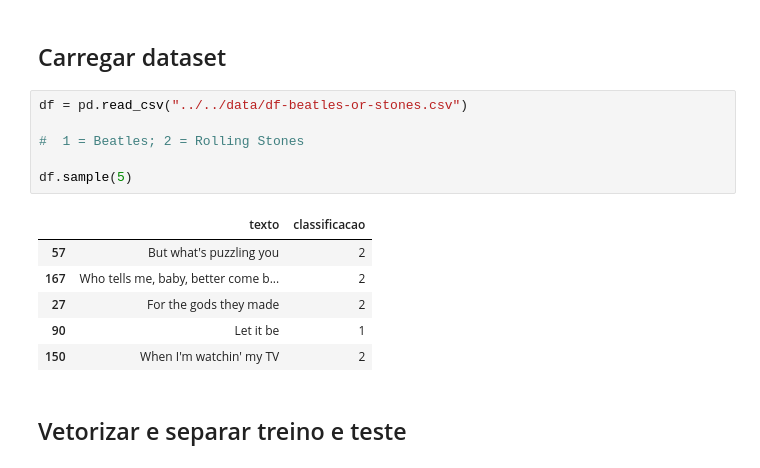
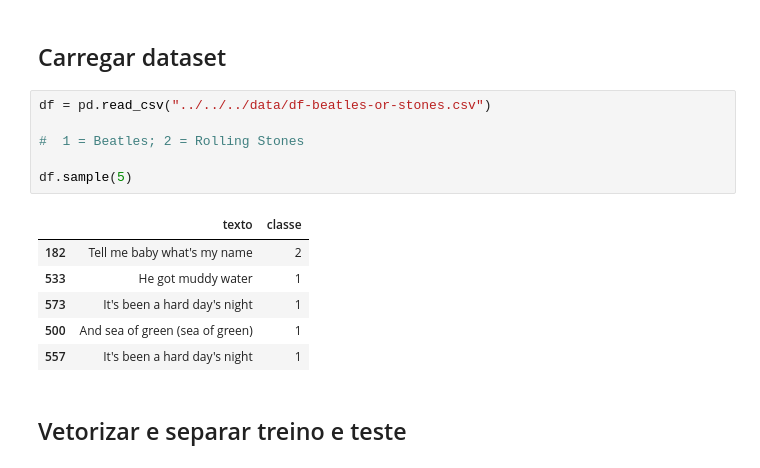
Before and after one commit to ducasiqueira1/disciplinas, a Jupyter notebook: inteligencia-artificial/machine-learning/notebooks/modelos-supervisionados/beatles-or-stones/classificador.ipynb, the cells around one changed output. Drawn from its saved outputs; the diff is of its cells as text.

```diff
--- a/inteligencia-artificial/machine-learning/notebooks/modelos-supervisionados/beatles-or-stones/classificador.ipynb
+++ b/inteligencia-artificial/machine-learning/notebooks/modelos-supervisionados/beatles-or-stones/classificador.ipynb
@@ -20,18 +16,18 @@ ModuleNotFoundError: No module named 'pandas'
 # %% [markdown]
 ## Carregar dataset
 # %%
-df = pd.read_csv("../../data/df-beatles-or-stones.csv")
+df = pd.read_csv("../../../data/df-beatles-or-stones.csv")
 
 #  1 = Beatles; 2 = Rolling Stones
 
 df.sample(5)
 # %% [output]
-|  | texto | classificacao |
-| 57 | But what's puzzling you | 2 |
-| 167 | Who tells me, baby, better come b... | 2 |
-| 27 | For the gods they made | 2 |
-| 90 | Let it be | 1 |
-| 150 | When I'm watchin' my TV | 2 |
+|  | texto | classe |
+| 182 | Tell me baby what's my name | 2 |
+| 533 | He got muddy water | 1 |
+| 573 | It's been a hard day's night | 1 |
+| 500 | And sea of green (sea of green) | 1 |
+| 557 | It's been a hard day's night | 1 |
 # %% [markdown]
 ## Vetorizar e separar treino e teste
 # %%
```
Also changed, not shown: parts of 4 cells of this notebook, 4 other files.
